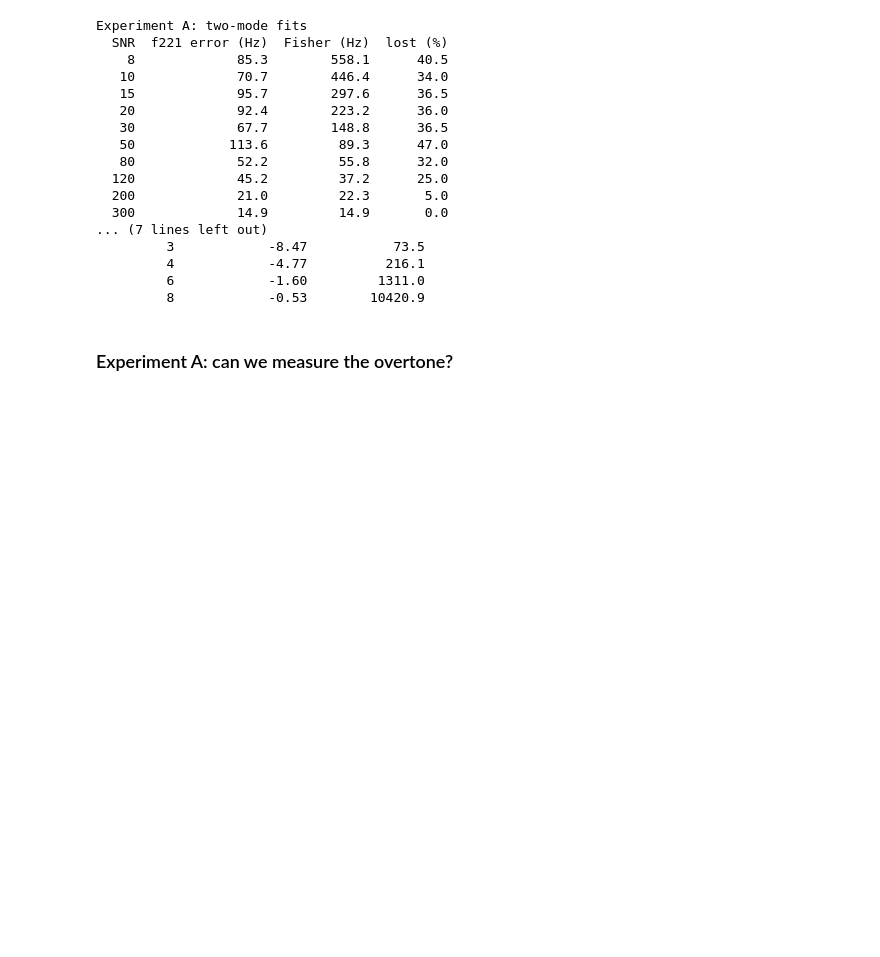
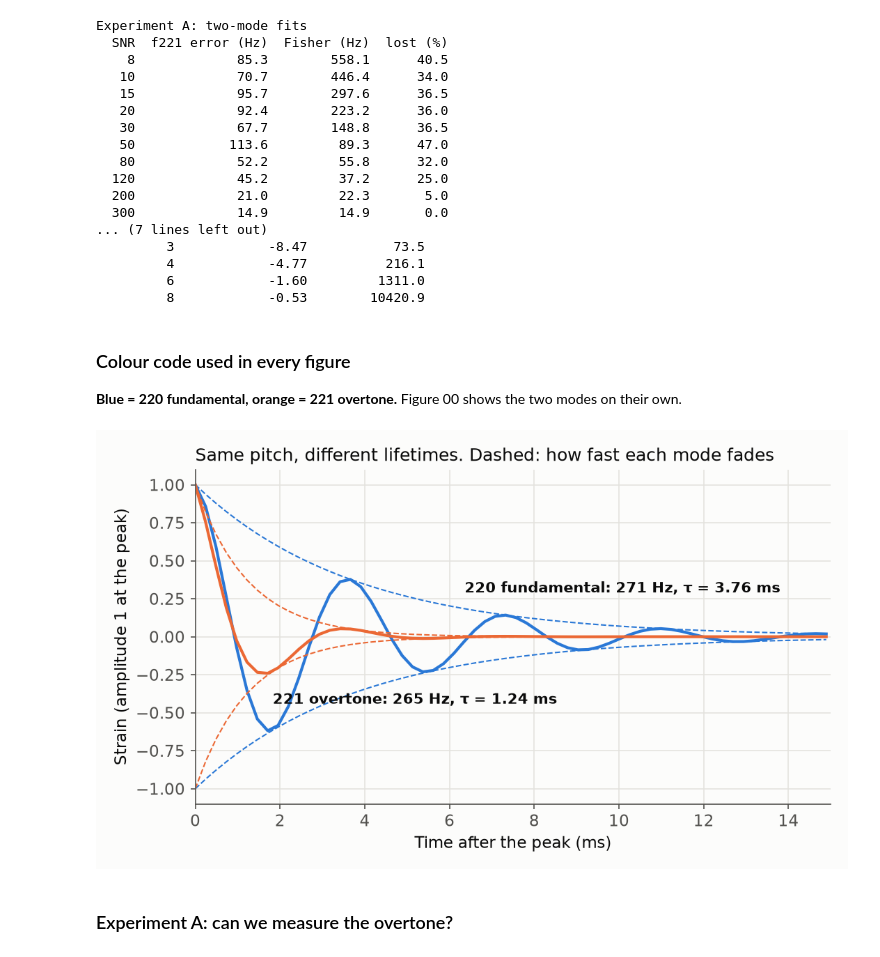
Before and after one commit to leonardoperugia09-cyber/ringdown-lab, a Jupyter notebook: notebooks/01_build.ipynb, the cells around one changed output. Drawn from its saved outputs; the diff is of its cells as text; code cells hidden in the pictures; blank space fills up the shorter version.

```diff
--- a/notebooks/01_build.ipynb
+++ b/notebooks/01_build.ipynb
@@ -133,6 +138,14 @@ Experiment A: two-mode fits
          4            -4.77          216.1
          6            -1.60         1311.0
          8            -0.53        10420.9
+# %% [markdown]
+### Colour code used in every figure
+
+**Blue = 220 fundamental, orange = 221 overtone.** Figure 00 shows the two modes on their own.
+# %%
+display(Image(ROOT / "figures" / "00_two_modes.png"))
+# %% [output]
+[figure, added]
 # %% [markdown]
 ### Experiment A: can we measure the overtone?
 # %%
```
Also changed, not shown: parts of 5 cells of this notebook, 13 other files.
